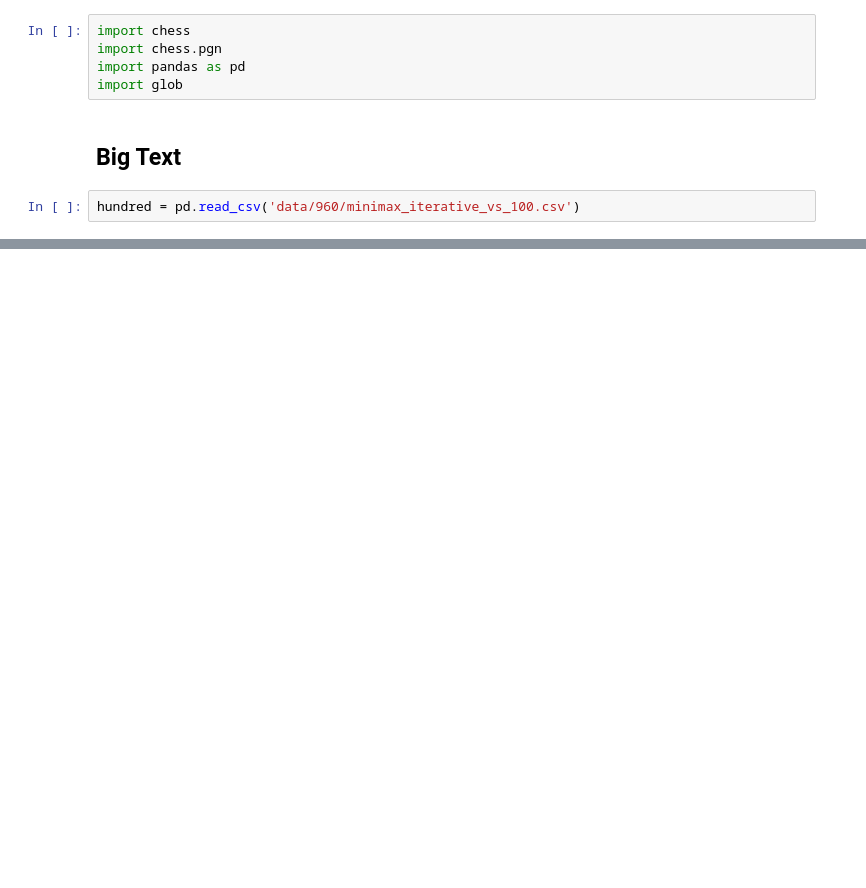
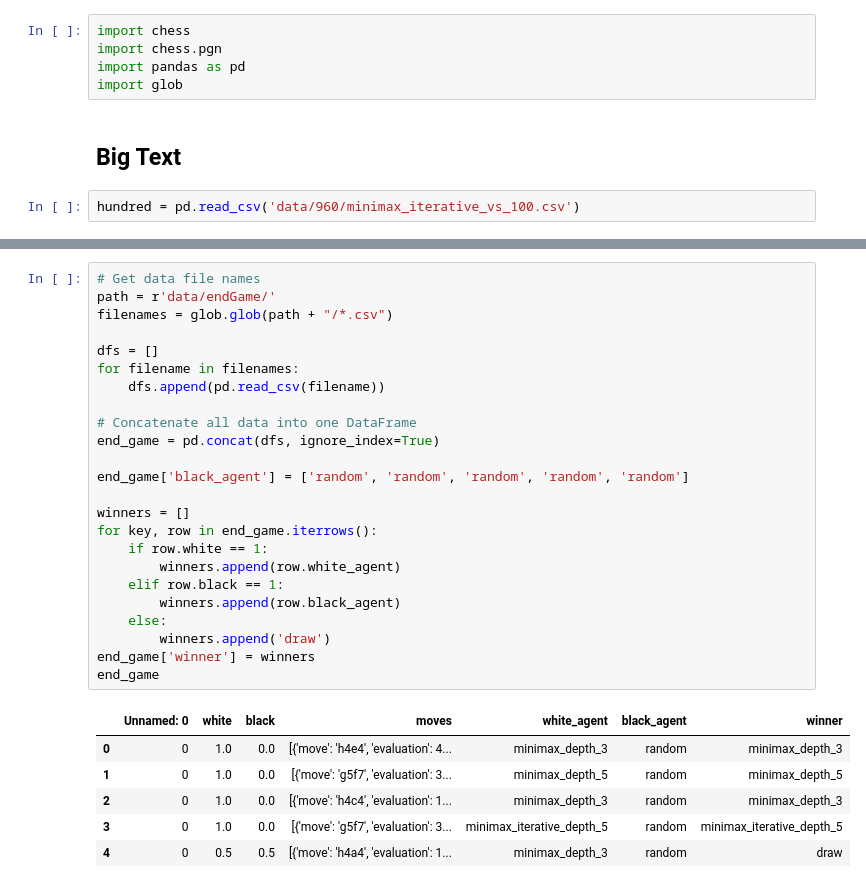
Before and after one commit to guthriematthew/CS4100-Chess, a Jupyter notebook: analytics.ipynb, the cells around one changed output, grey strips where cells are left out. Saved outputs shown, nothing was run; the diff lists cells and outputs as text; blank space fills up the shorter version.

```diff
--- a/analytics.ipynb
+++ b/analytics.ipynb
@@ -53,0 +50,31 @@ TypeError: '<' not supported between instances of 'str' and 'int'
+# %%
+# Get data file names
+path = r'data/endGame/'
+filenames = glob.glob(path + "/*.csv")
+
+dfs = []
+for filename in filenames:
+    dfs.append(pd.read_csv(filename))
+
+# Concatenate all data into one DataFrame
+end_game = pd.concat(dfs, ignore_index=True)
+
+end_game['black_agent'] = ['random', 'random', 'random', 'random', 'random']
+
+winners = []
+for key, row in end_game.iterrows():
+    if row.white == 1:
+        winners.append(row.white_agent)
+    elif row.black == 1:
+        winners.append(row.black_agent)
+    else:
+        winners.append('draw')
+end_game['winner'] = winners
+end_game
+# %% [output]
+|  | Unnamed: 0 | white | black | moves | white_agent | black_agent | winner |
+| 0 | 0 | 1.0 | 0.0 | [{'move': 'h4e4', 'evaluation': 4... | minimax_depth_3 | random | minimax_depth_3 |
+| 1 | 0 | 1.0 | 0.0 | [{'move': 'g5f7', 'evaluation': 3... | minimax_depth_5 | random | minimax_depth_5 |
+| 2 | 0 | 1.0 | 0.0 | [{'move': 'h4c4', 'evaluation': 1... | minimax_depth_3 | random | minimax_depth_3 |
+| 3 | 0 | 1.0 | 0.0 | [{'move': 'g5f7', 'evaluation': 3... | minimax_iterative_depth_5 | random | minimax_iterative_depth_5 |
+| 4 | 0 | 0.5 | 0.5 | [{'move': 'h4a4', 'evaluation': 1... | minimax_depth_3 | random | draw |
```
Also changed, not shown: parts of 9 cells of this notebook, 3 other files.
